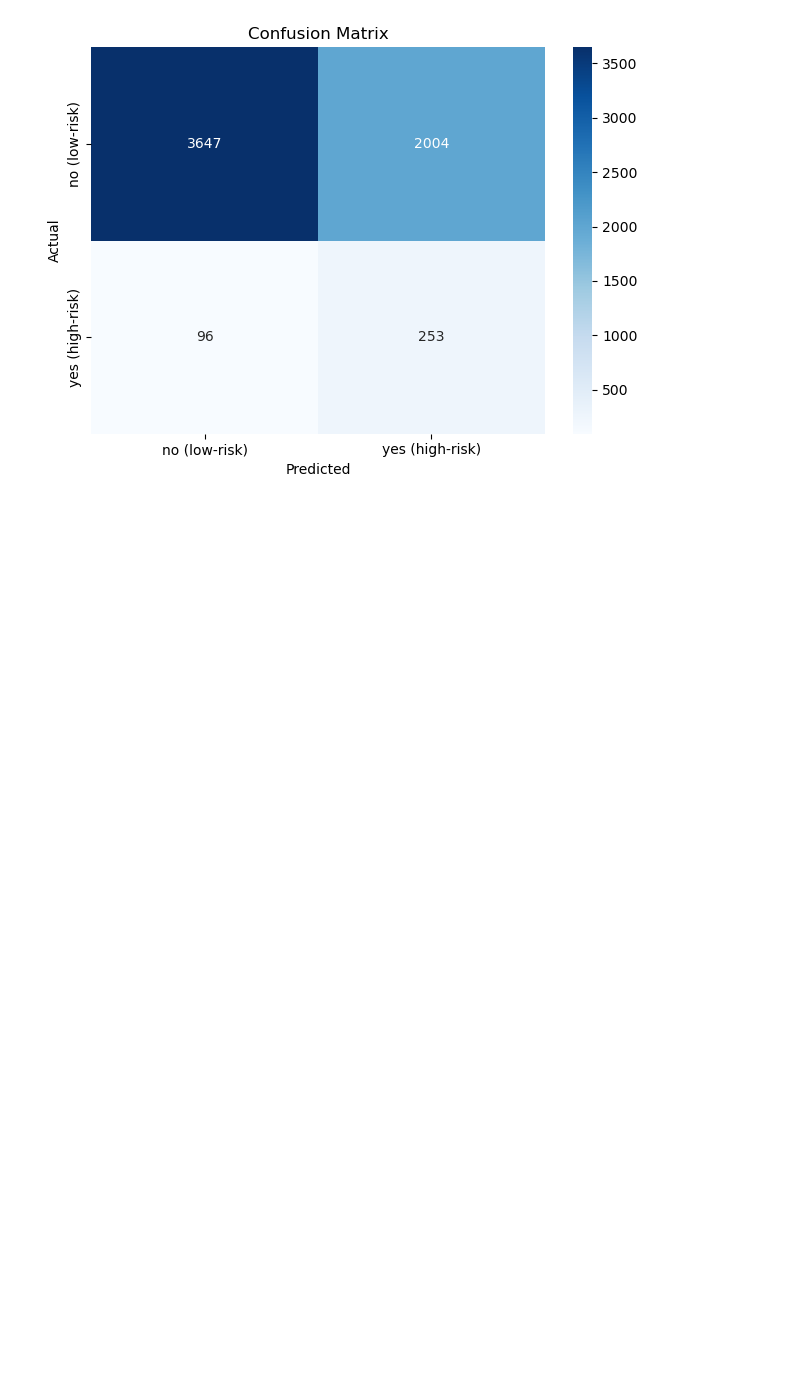
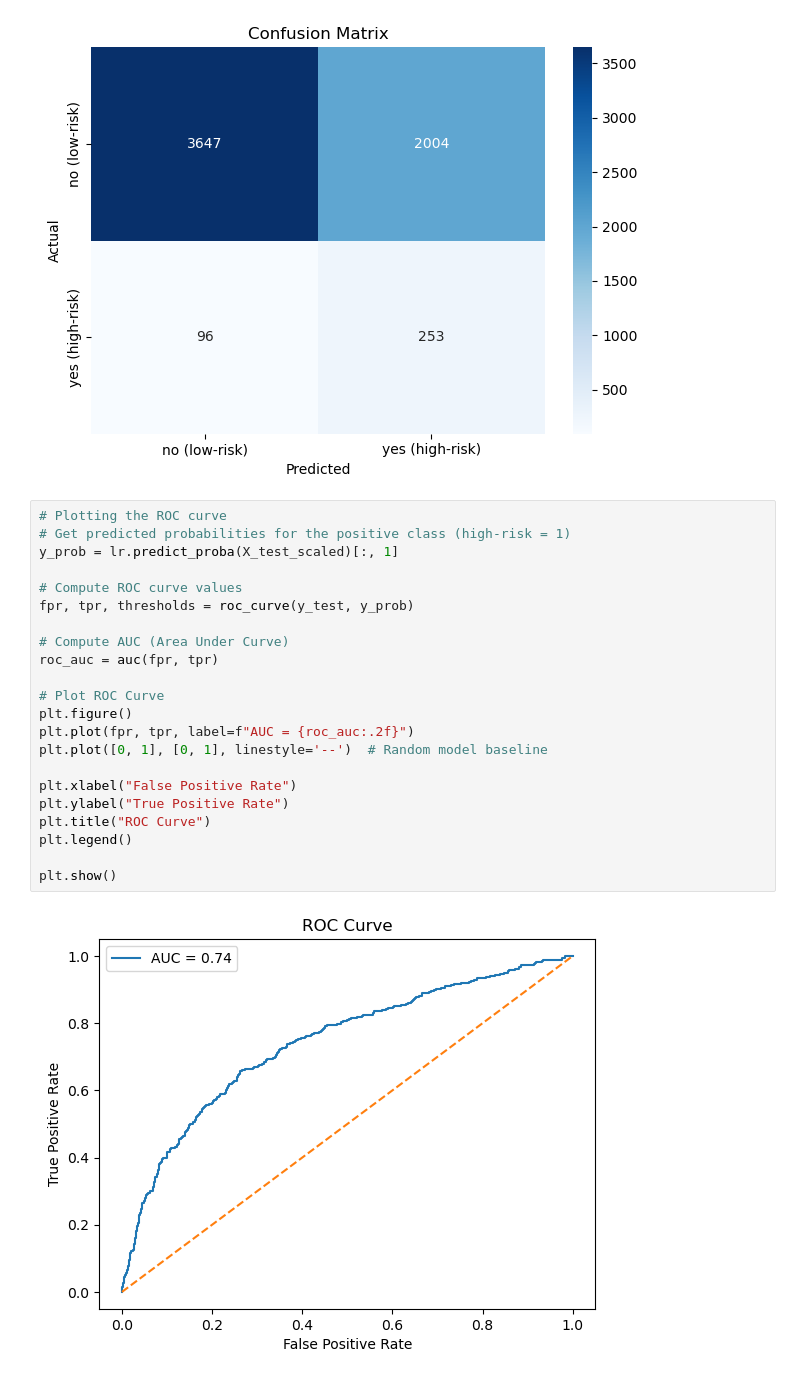
Before and after one commit to SimardeepKullar/W26-AIGC5005--Midterm, a Jupyter notebook: midterm.ipynb, the cells around one changed output. Drawn from its saved outputs; the diff is of its cells as text; blank space fills up the shorter version.

```diff
--- a/midterm.ipynb
+++ b/midterm.ipynb
@@ -318,3 +319,27 @@ yes (high-risk)       0.11      0.72      0.19       349
       macro avg       0.54      0.69      0.49      6000
    weighted avg       0.92      0.65      0.74      6000
 [figure]
+# %%
+# Plotting the ROC curve
+# Get predicted probabilities for the positive class (high-risk = 1)
+y_prob = lr.predict_proba(X_test_scaled)[:, 1]
+
+# Compute ROC curve values
+fpr, tpr, thresholds = roc_curve(y_test, y_prob)
+
+# Compute AUC (Area Under Curve)
+roc_auc = auc(fpr, tpr)
+
+# Plot ROC Curve
+plt.figure()
+plt.plot(fpr, tpr, label=f"AUC = {roc_auc:.2f}")
+plt.plot([0, 1], [0, 1], linestyle='--')  # Random model baseline
+
+plt.xlabel("False Positive Rate")
+plt.ylabel("True Positive Rate")
+plt.title("ROC Curve")
+plt.legend()
+
+plt.show()
+# %% [output]
+[figure, added]
```
Also changed, not shown: parts of 1 cell of this notebook.
